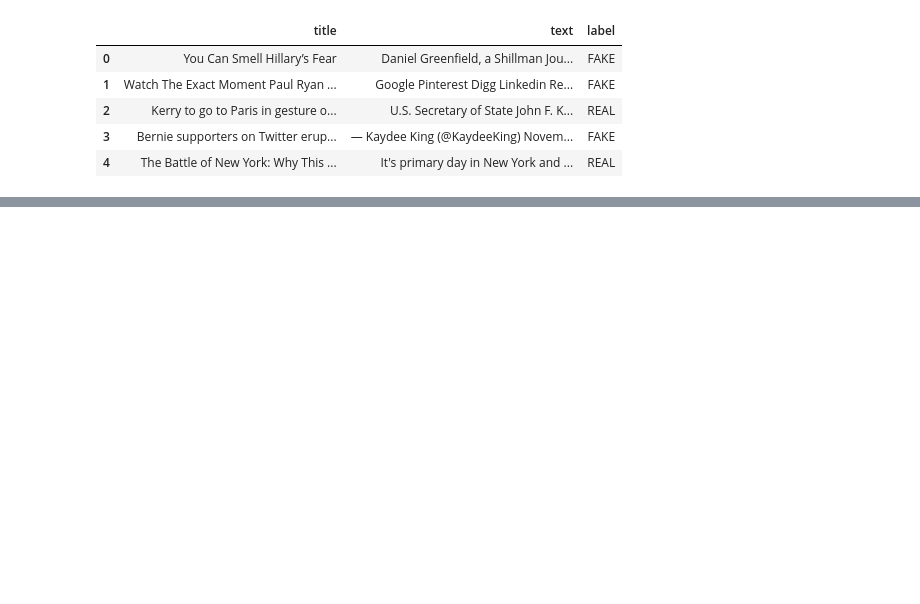
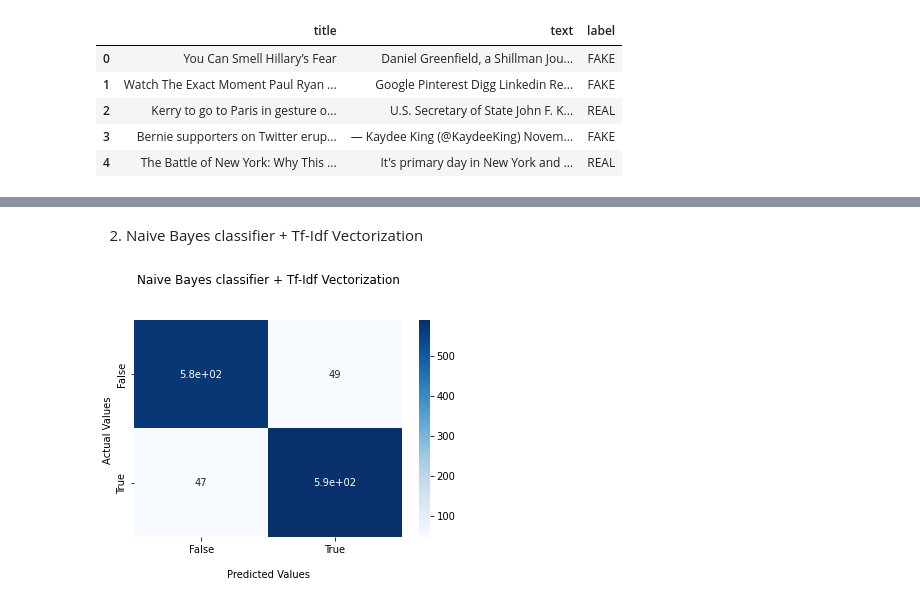
Before and after one commit to alexandragrecu/fake-news-detection-system, a Jupyter notebook: Fake_News_Detection_Project.ipynb, the cells around one changed output, grey strips where cells are left out. Saved outputs shown, nothing was run; the diff lists cells and outputs as text; code cells hidden in the pictures; blank space fills up the shorter version.

```diff
--- a/Fake_News_Detection_Project.ipynb
+++ b/Fake_News_Detection_Project.ipynb
@@ -50,0 +248,3 @@ preprocessing step
+# %%
+# Fit the classifier to the training data
+nb_classifier.fit(tfidf_train, y_train)
@@ -50,0 +253,3 @@ preprocessing step
+# %%
+# Create the predicted labels
+predictions = nb_classifier.predict(tfidf_test)
@@ -50,0 +262,6 @@ preprocessing step
+# %%
+# Calculate the confusion matrix
+c_matrix2 = metrics.confusion_matrix(y_test, predictions, labels=['FAKE', 'REAL'])
+print(c_matrix2)
+
+cm2 = confusion_matrix(y_test, predictions)
@@ -50,0 +359,6 @@ preprocessing step
+# %% [markdown]
+2. Naive Bayes classifier + Tf-Idf Vectorization
+# %%
+plot_confusion_matrix(c_matrix2, "Naive Bayes classifier + Tf-Idf Vectorization", 'Blues')
+# %% [output]
+[figure, added]
```
Also changed, not shown: parts of 68 cells of this notebook.
